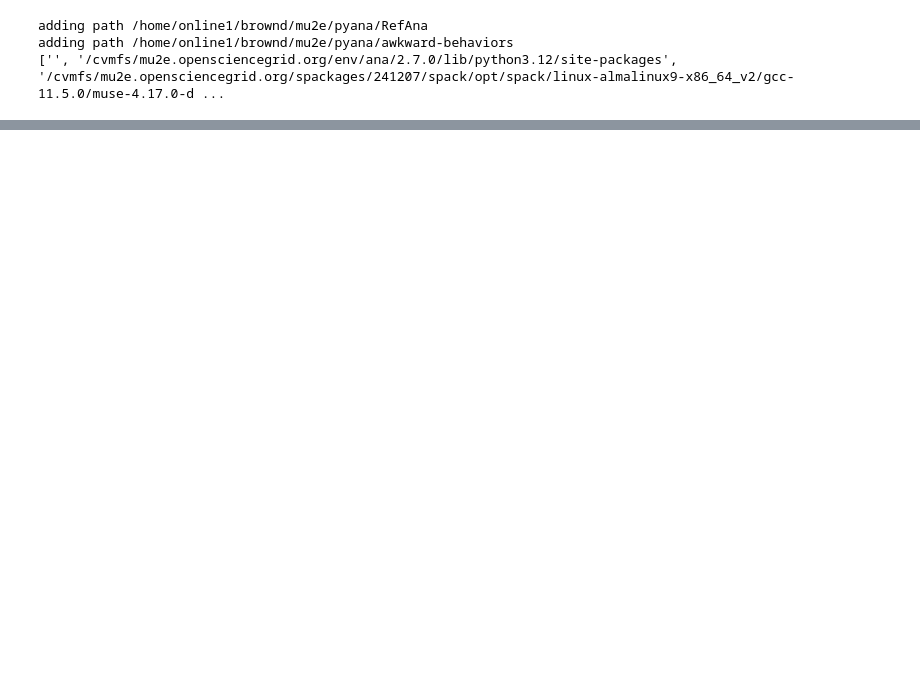
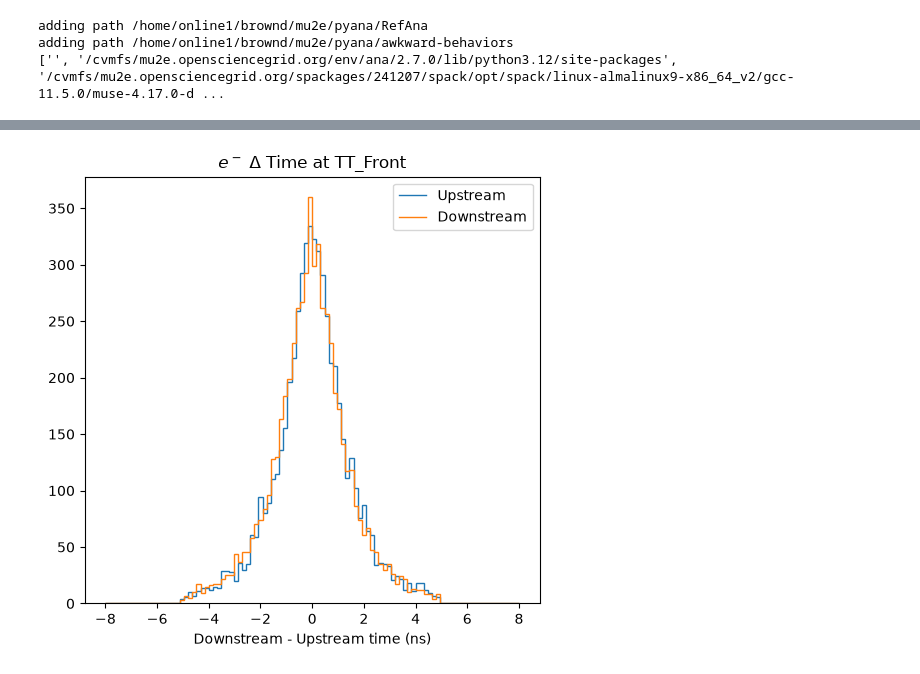
Before and after one commit to LBLmu2e/RefAna, a Jupyter notebook: PlotReflections.ipynb, the cells around one changed output, grey strips where cells are left out. Drawn from its saved outputs; the diff is of its cells as text; code cells hidden in the pictures; blank space fills up the shorter version.

```diff
--- a/PlotReflections.ipynb
+++ b/PlotReflections.ipynb
@@ -49 +47,5 @@ refplot.PlotQuality()
+# %%
+refplot.PlotTime()
+# %% [output]
+[figure, added]
 # %%
```
Also changed, not shown: parts of 9 cells of this notebook, 4 other files.
